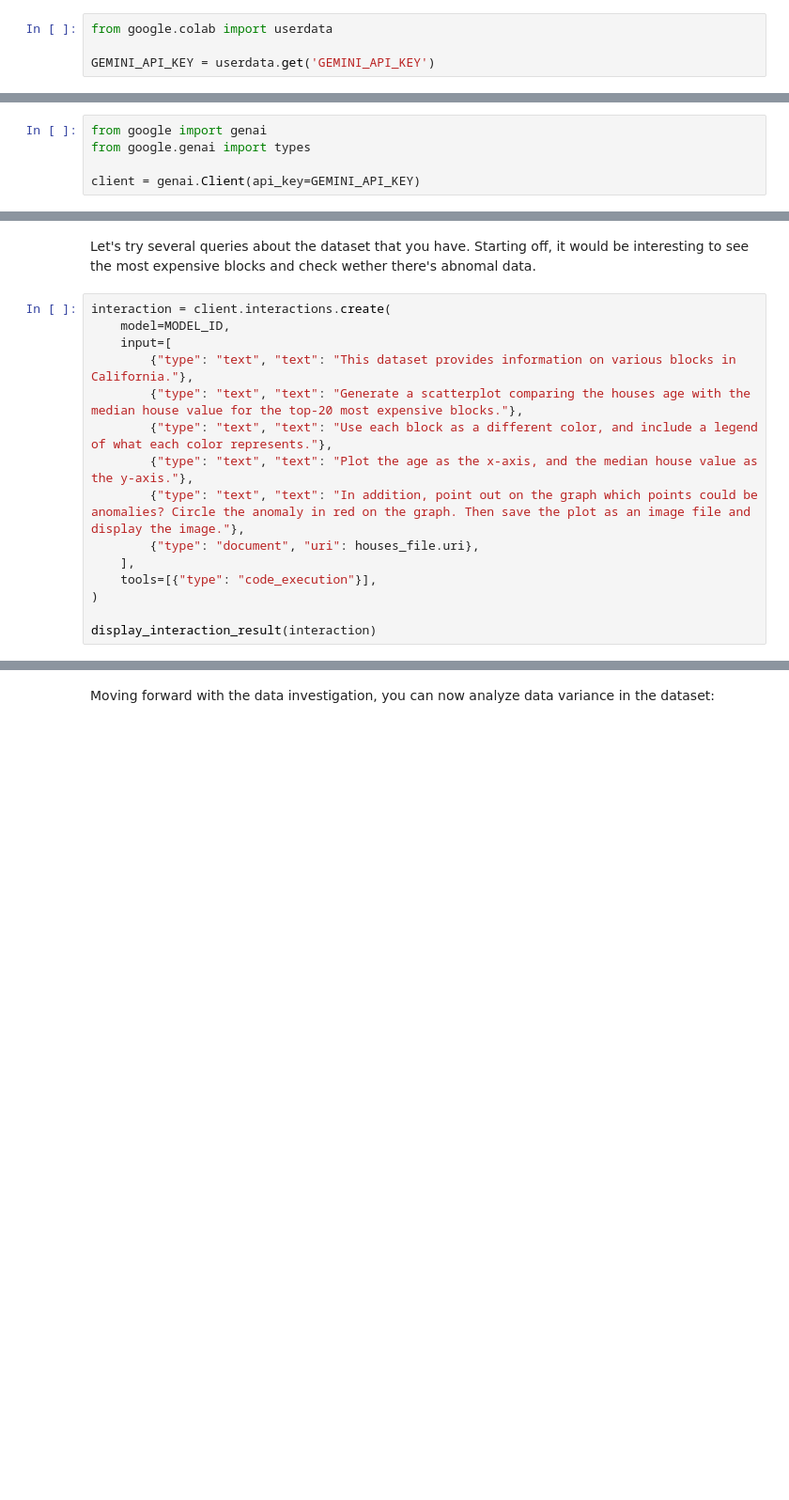
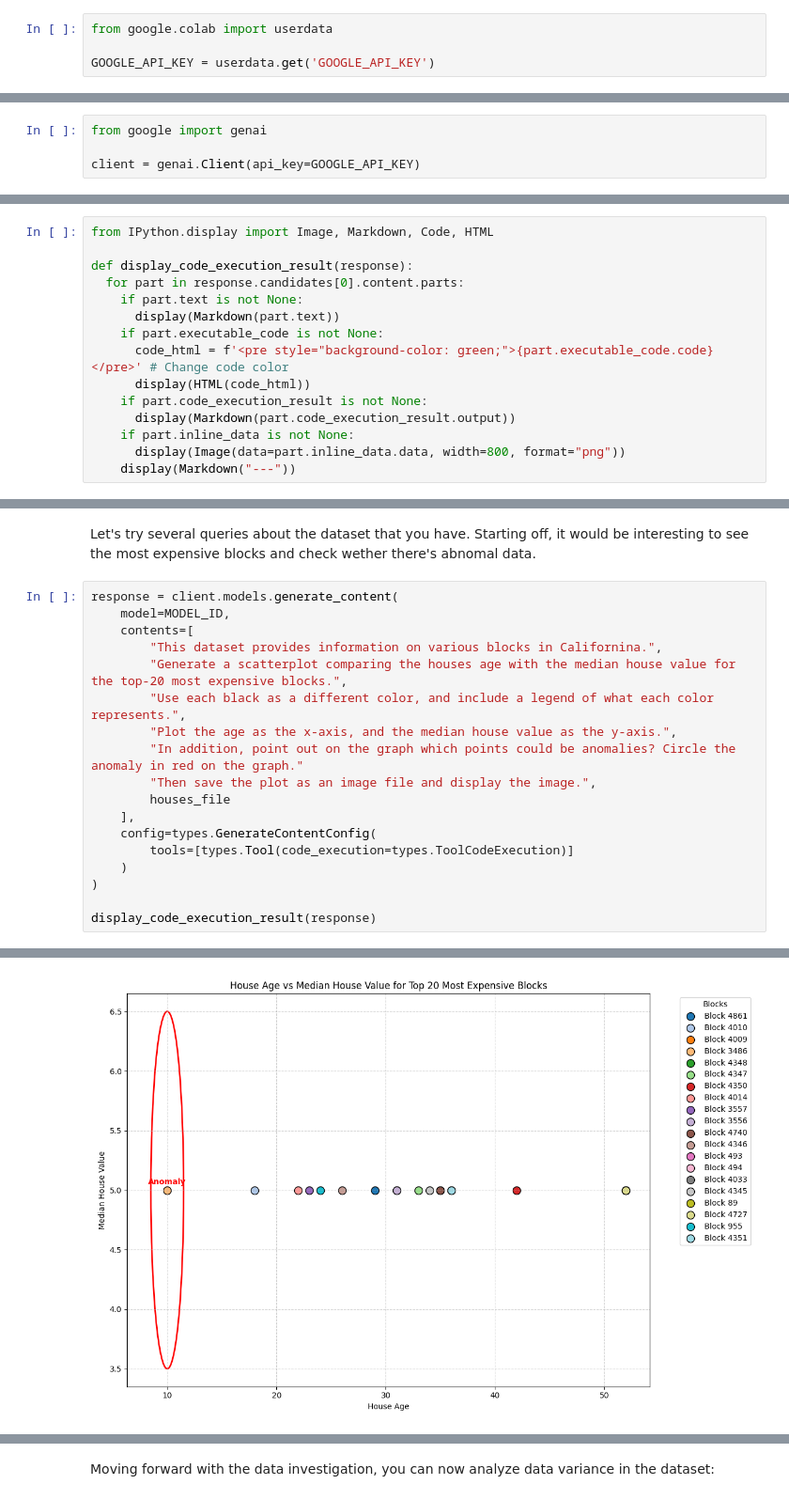
Before and after one commit to Giom-V/gemini-api-cookbook, a Jupyter notebook: quickstarts/Code_Execution.ipynb, the cells around one changed output, grey strips where cells are left out. Shown at 94% size. Saved outputs shown, nothing was run; the diff lists cells and outputs as text; blank space fills up the shorter version.

```diff
--- a/quickstarts/Code_Execution.ipynb
+++ b/quickstarts/Code_Execution.ipynb
@@ -44,7 +75,7 @@ To run the following cell, your API key must be stored in a Colab Secret named `
 # %%
 from google.colab import userdata
 
-GEMINI_API_KEY = userdata.get('GEMINI_API_KEY')
+GOOGLE_API_KEY = userdata.get('GOOGLE_API_KEY')
 # %% [markdown]
 ### Initialize SDK client
 
@@ -52,5 +83,4 @@ With the new SDK you now only need to initialize a client with your API key (or
 # %%
 from google import genai
-from google.genai import types
 
-client = genai.Client(api_key=GEMINI_API_KEY)
+client = genai.Client(api_key=GOOGLE_API_KEY)
@@ -94,3 +106,18 @@ def display_interaction_result(interaction):
+# %%
+from IPython.display import Image, Markdown, Code, HTML
+
+def display_code_execution_result(response):
+  for part in response.candidates[0].content.parts:
+    if part.text is not None:
+      display(Markdown(part.text))
+    if part.executable_code is not None:
+      code_html = f'<pre style="background-color: green;">{part.executable_code.code}</pre>' # Change code color
+      display(HTML(code_html))
+    if part.code_execution_result is not None:
+      display(Markdown(part.code_execution_result.output))
+    if part.inline_data is not None:
+      display(Image(data=part.inline_data.data, width=800, format="png"))
+    display(Markdown("---"))
 # %% [markdown]
 ## Use `code_execution` with a single call
 
@@ -161,18 +206,21 @@ Uploaded file 'Blocks Data' as: https://generativelanguage.googleapis.com/v1beta
 # %% [markdown]
 Let's try several queries about the dataset that you have. Starting off, it would be interesting to see the most expensive blocks and check wether there's abnomal data.
 # %%
-interaction = client.interactions.create(
+response = client.models.generate_content(
     model=MODEL_ID,
-    input=[
-        {"type": "text", "text": "This dataset provides information on various blocks in California."},
-        {"type": "text", "text": "Generate a scatterplot comparing the houses age with the median house value for the top-20 most expensive blocks."},
-        {"type": "text", "text": "Use each block as a different color, and include a legend of what each color represents."},
-        {"type": "text", "text": "Plot the age as the x-axis, and the median house value as the y-axis."},
-        {"type": "text", "text": "In addition, point out on the graph which points could be anomalies? Circle the anomaly in red on the graph. Then save the plot as an image file and display the image."},
-        {"type": "document", "uri": houses_file.uri},
+    contents=[
+        "This dataset provides information on various blocks in Californina.",
+        "Generate a scatterplot comparing the houses age with the median house value for the top-20 most expensive blocks.",
+        "Use each black as a different color, and include a legend of what each color represents.",
+        "Plot the age as the x-axis, and the median house value as the y-axis.",
+        "In addition, point out on the graph which points could be anomalies? Circle the anomaly in red on the graph."
+        "Then save the plot as an image file and display the image.",
+        houses_file
     ],
-    tools=[{"type": "code_execution"}],
+    config=types.GenerateContentConfig(
+        tools=[types.Tool(code_execution=types.ToolCodeExecution)]
+    )
 )
 
-display_interaction_result(interaction)
+display_code_execution_result(response)
 # %% [output]
@@ -195,0 +231 @@ display_interaction_result(interaction)
+[figure, added]
```
Also changed, not shown: parts of 33 cells of this notebook, 10 other files.
